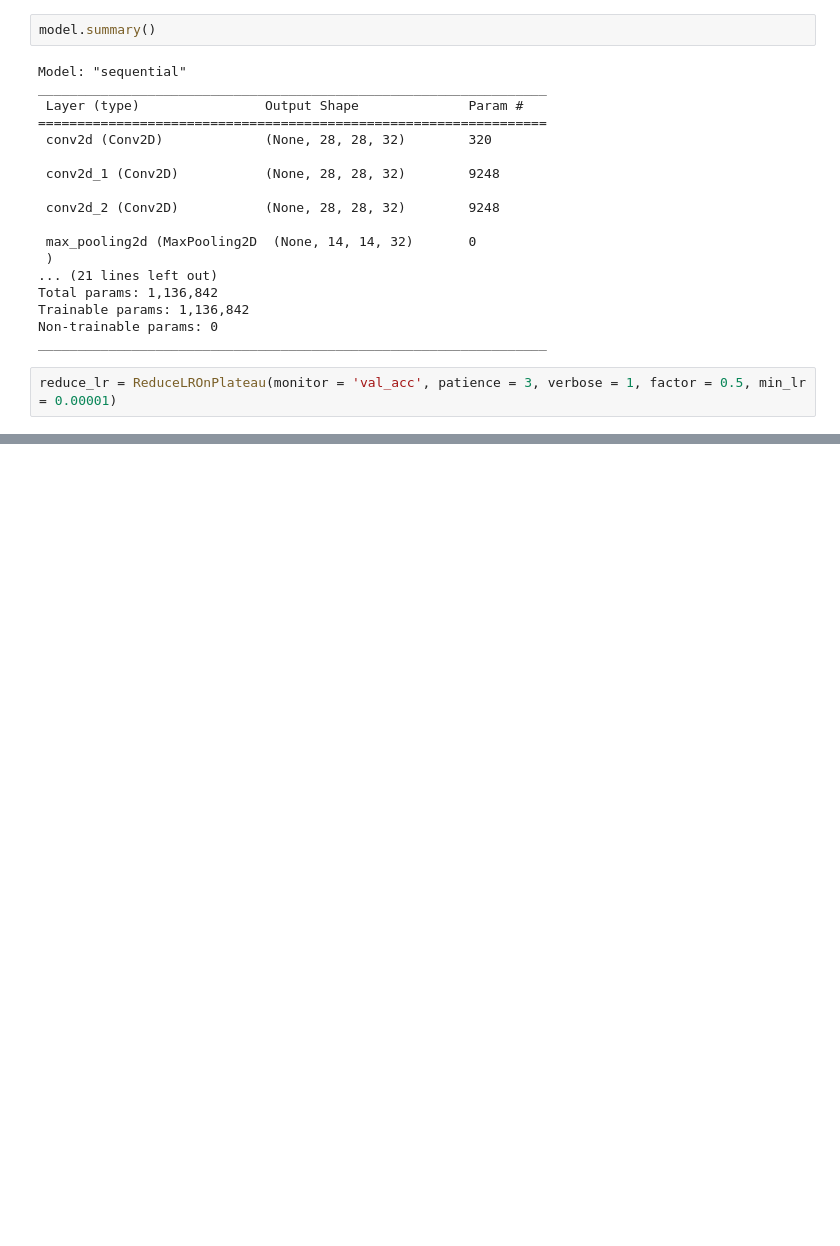
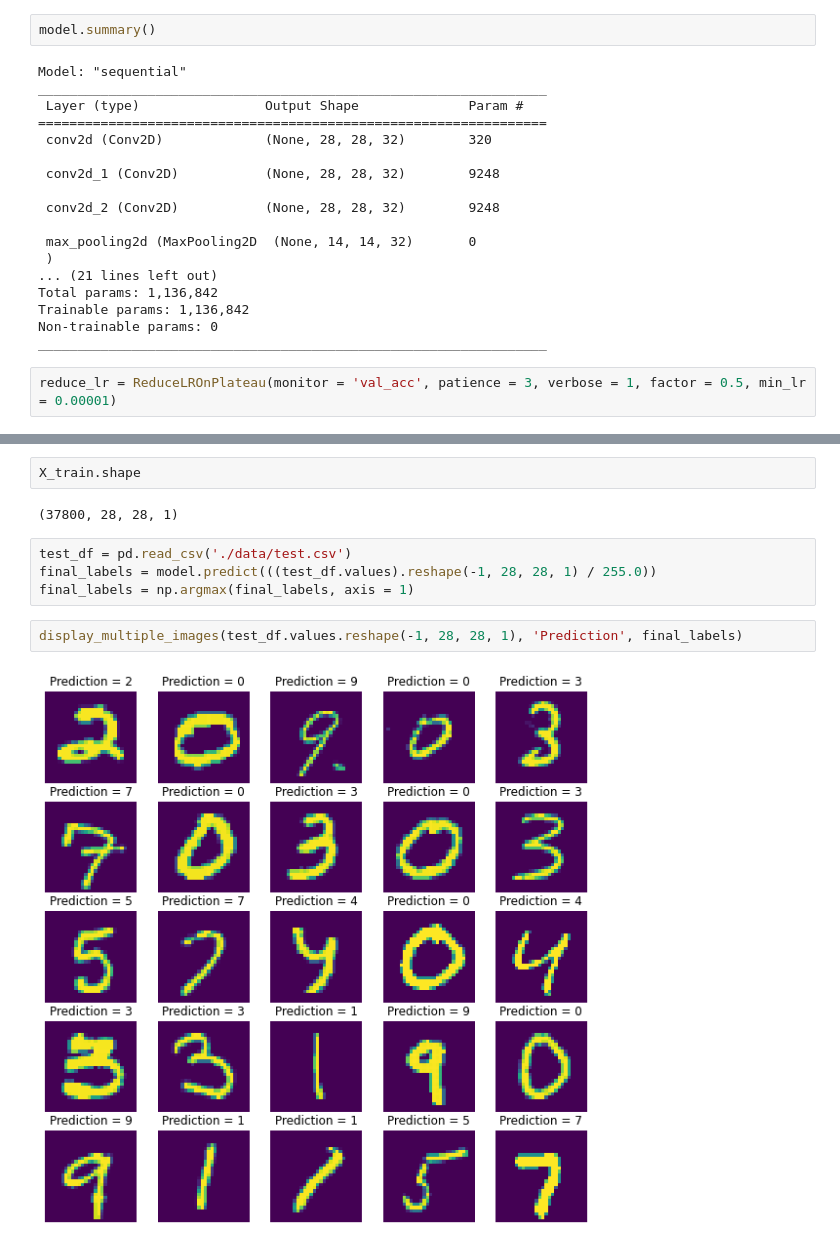
Before and after one commit to TeamCSO/kaggle, a Jupyter notebook: MNIST/DL_minsung.ipynb, the cells around one changed output, grey strips where cells are left out. Saved outputs shown, nothing was run; the diff lists cells and outputs as text; blank space fills up the shorter version.

```diff
--- a/MNIST/DL_minsung.ipynb
+++ b/MNIST/DL_minsung.ipynb
@@ -373,0 +446,12 @@ KeyboardInterrupt:
+# %%
+X_train.shape
+# %% [output]
+(37800, 28, 28, 1)
+# %%
+test_df = pd.read_csv('./data/test.csv')
+final_labels = model.predict(((test_df.values).reshape(-1, 28, 28, 1) / 255.0))
+final_labels = np.argmax(final_labels, axis = 1)
+# %%
+display_multiple_images(test_df.values.reshape(-1, 28, 28, 1), 'Prediction', final_labels)
+# %% [output]
+[figure, added]
```
Also changed, not shown: parts of 13 cells of this notebook, 7 other files.
